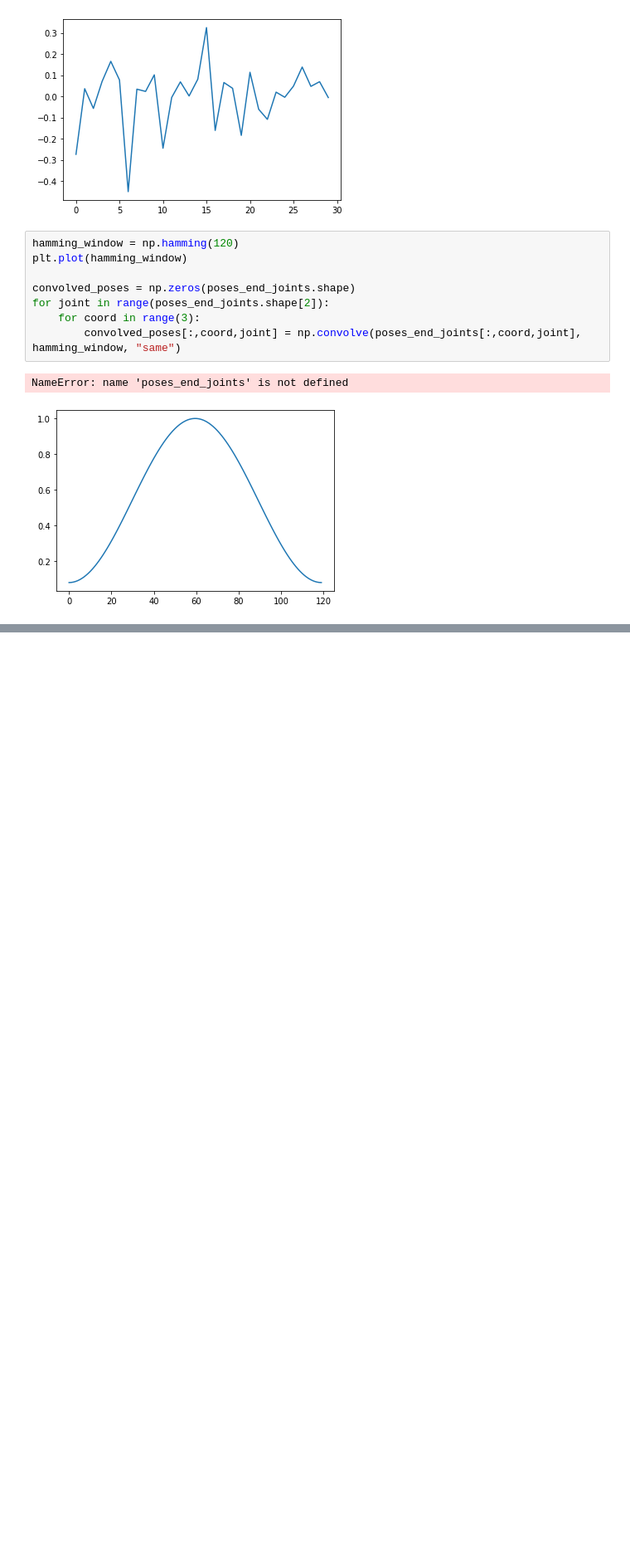
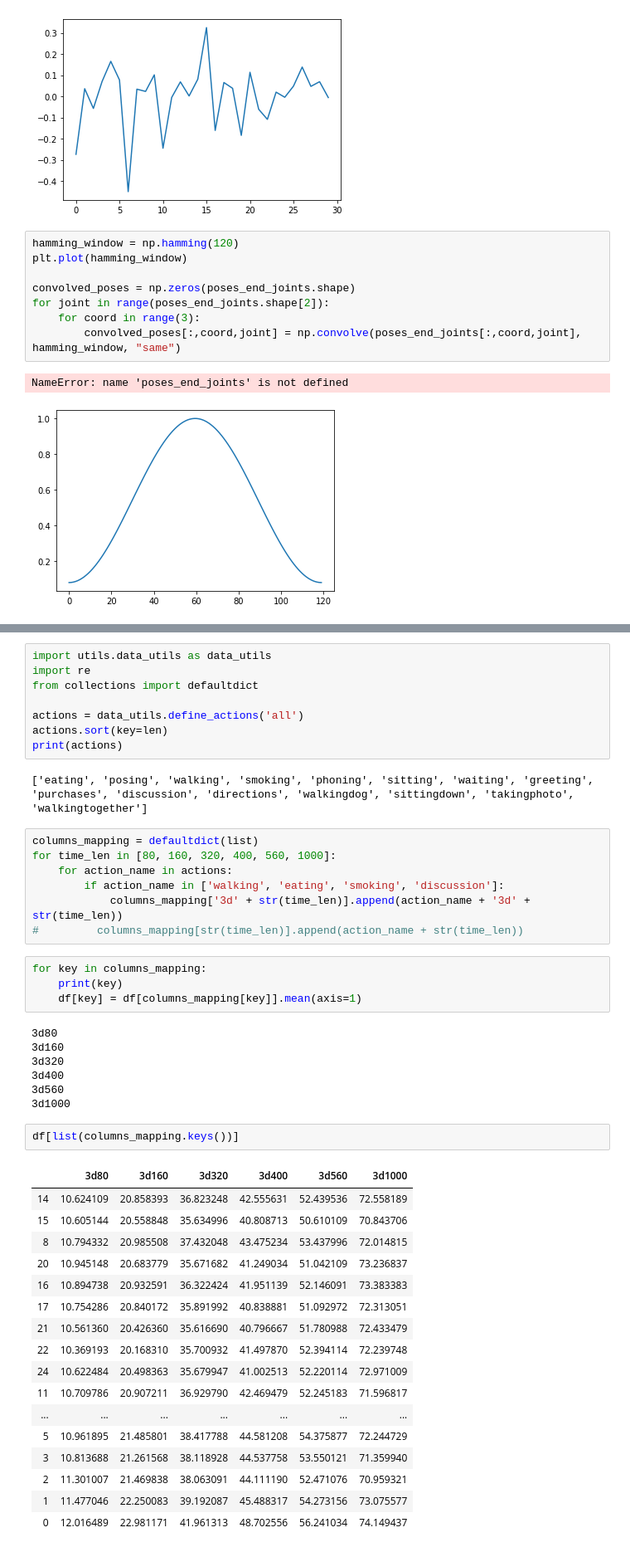
Before and after one commit to tileb1/LearnTrajDep, a Jupyter notebook: Untitled.ipynb, the cells around one changed output, grey strips where cells are left out. Shown at 83% size. Cells and saved outputs as stored; diff of their text form; blank space fills up the shorter version.

```diff
--- a/Untitled.ipynb
+++ b/Untitled.ipynb
@@ -81,0 +107,48 @@ NameError: name 'poses_end_joints' is not defined
+# %%
+import utils.data_utils as data_utils
+import re
+from collections import defaultdict
+
+actions = data_utils.define_actions('all')
+actions.sort(key=len)
+print(actions)
+# %% [output]
+['eating', 'posing', 'walking', 'smoking', 'phoning', 'sitting', 'waiting', 'greeting', 'purchases', 'discussion', 'directions', 'walkingdog', 'sittingdown', 'takingphoto', 'walkingtogether']
+# %%
+columns_mapping = defaultdict(list)
+for time_len in [80, 160, 320, 400, 560, 1000]:
+    for action_name in actions:
+        if action_name in ['walking', 'eating', 'smoking', 'discussion']:
+            columns_mapping['3d' + str(time_len)].append(action_name + '3d' + str(time_len))
+#         columns_mapping[str(time_len)].append(action_name + str(time_len))
+# %%
+for key in columns_mapping:
+    print(key)
+    df[key] = df[columns_mapping[key]].mean(axis=1)
+# %% [output]
+3d80
+3d160
+3d320
+3d400
+3d560
+3d1000
+# %%
+df[list(columns_mapping.keys())]
+# %% [output]
+|  | 3d80 | 3d160 | 3d320 | 3d400 | 3d560 | 3d1000 |
+| 14 | 10.624109 | 20.858393 | 36.823248 | 42.555631 | 52.439536 | 72.558189 |
+| 15 | 10.605144 | 20.558848 | 35.634996 | 40.808713 | 50.610109 | 70.843706 |
+| 8 | 10.794332 | 20.985508 | 37.432048 | 43.475234 | 53.437996 | 72.014815 |
+| 20 | 10.945148 | 20.683779 | 35.671682 | 41.249034 | 51.042109 | 73.236837 |
+| 16 | 10.894738 | 20.932591 | 36.322424 | 41.951139 | 52.146091 | 73.383383 |
+| 17 | 10.754286 | 20.840172 | 35.891992 | 40.838881 | 51.092972 | 72.313051 |
+| 21 | 10.561360 | 20.426360 | 35.616690 | 40.796667 | 51.780988 | 72.433479 |
+| 22 | 10.369193 | 20.168310 | 35.700932 | 41.497870 | 52.394114 | 72.239748 |
+| 24 | 10.622484 | 20.498363 | 35.679947 | 41.002513 | 52.220114 | 72.971009 |
+| 11 | 10.709786 | 20.907211 | 36.929790 | 42.469479 | 52.245183 | 71.596817 |
+| ... | ... | ... | ... | ... | ... | ... |
+| 5 | 10.961895 | 21.485801 | 38.417788 | 44.581208 | 54.375877 | 72.244729 |
+| 3 | 10.813688 | 21.261568 | 38.118928 | 44.537758 | 53.550121 | 71.359940 |
+| 2 | 11.301007 | 21.469838 | 38.063091 | 44.111190 | 52.471076 | 70.959321 |
+| 1 | 11.477046 | 22.250083 | 39.192087 | 45.488317 | 54.273156 | 73.075577 |
+| 0 | 12.016489 | 22.981171 | 41.961313 | 48.702556 | 56.241034 | 74.149437 |
```
Also changed, not shown: parts of 2 cells of this notebook.
